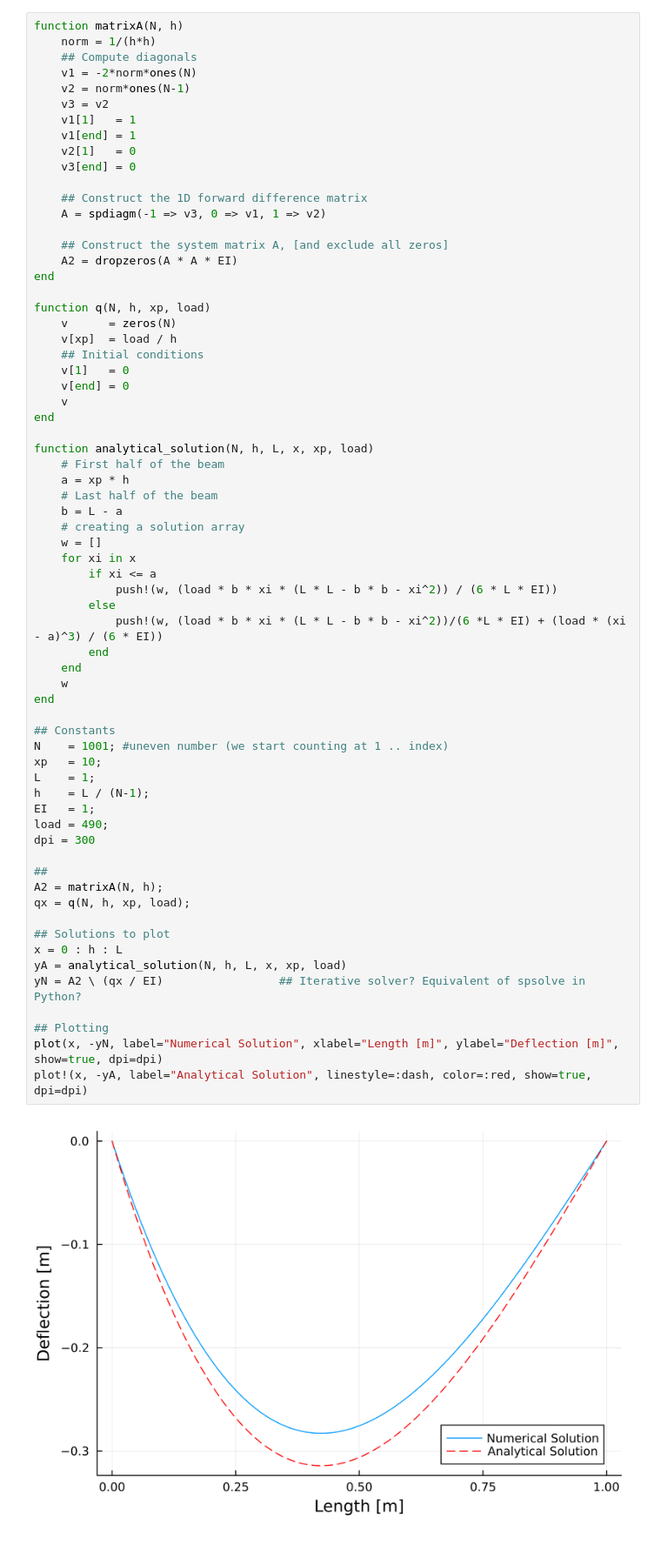
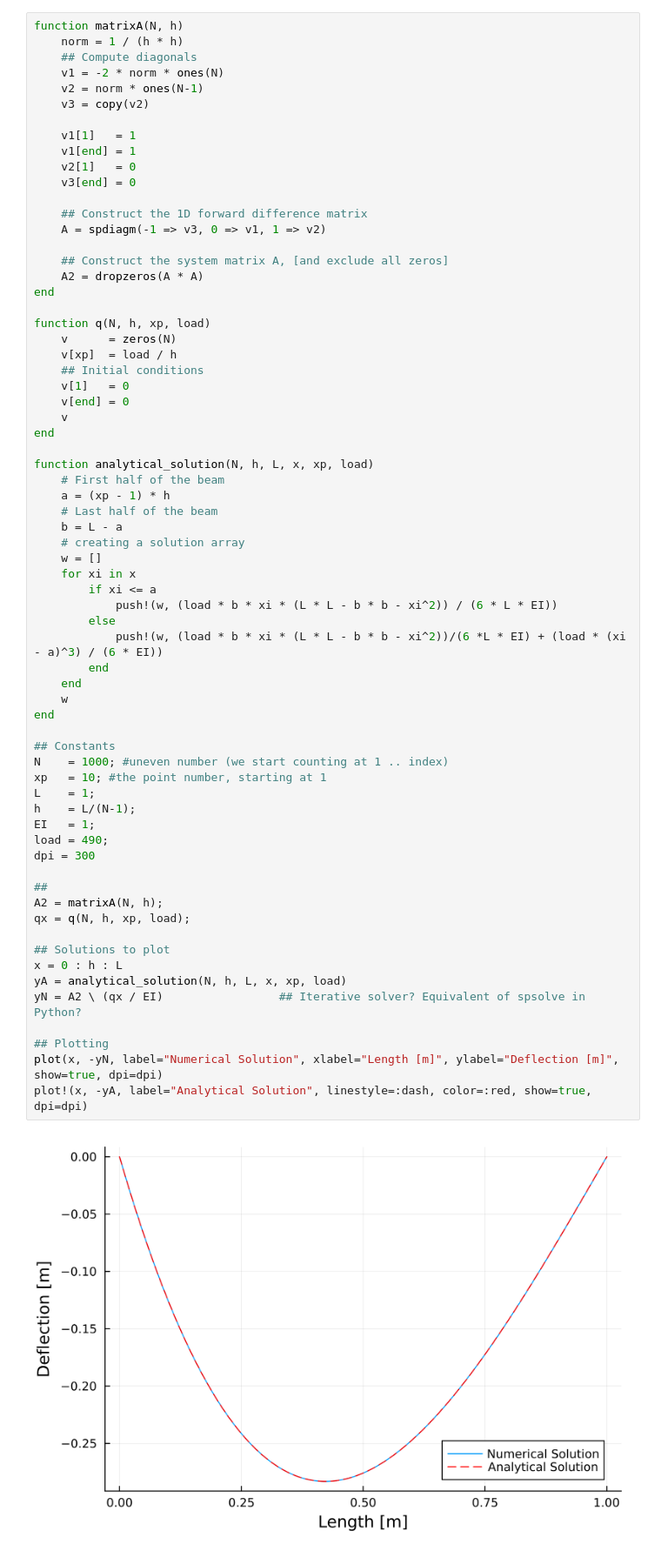
Before and after one commit to tdrAndrei/BusDoor_modeling2023, a Jupyter notebook: src/BEAM.ipynb, the cells around one changed output. Shown at 87% size. Drawn from its saved outputs; the diff is of its cells as text.

```diff
--- a/src/BEAM.ipynb
+++ b/src/BEAM.ipynb
@@ -11,10 +12,11 @@ using Plots
 # %%
 function matrixA(N, h)
-    norm = 1/(h*h)
+    norm = 1 / (h * h)
     ## Compute diagonals
-    v1 = -2*norm*ones(N)
-    v2 = norm*ones(N-1)
-    v3 = v2
+    v1 = -2 * norm * ones(N)
+    v2 = norm * ones(N-1)
+    v3 = copy(v2)
+
     v1[1]   = 1
     v1[end] = 1
     v2[1]   = 0
@@ -24,7 +26,7 @@ function matrixA(N, h)
     A = spdiagm(-1 => v3, 0 => v1, 1 => v2)
 
     ## Construct the system matrix A, [and exclude all zeros]
-    A2 = dropzeros(A * A * EI)
+    A2 = dropzeros(A * A)
 end
 
 function q(N, h, xp, load)
@@ -38,41 +40,41 @@ end
 
 function analytical_solution(N, h, L, x, xp, load)
     # First half of the beam
-    a = xp * h
+    a = (xp - 1) * h
     # Last half of the beam
     b = L - a
     # creating a solution array
     w = []
     for xi in x
         if xi <= a
             push!(w, (load * b * xi * (L * L - b * b - xi^2)) / (6 * L * EI))
         else
             push!(w, (load * b * xi * (L * L - b * b - xi^2))/(6 *L * EI) + (load * (xi - a)^3) / (6 * EI))
         end
     end
     w
 end
 
 ## Constants
-N    = 1001; #uneven number (we start counting at 1 .. index)
-xp   = 10;
+N    = 1000; #uneven number (we start counting at 1 .. index)
+xp   = 10; #the point number, starting at 1
 L    = 1;
-h    = L / (N-1);
+h    = L/(N-1);
 EI   = 1;
 load = 490;
 dpi = 300
 
 ##
 A2 = matrixA(N, h);
 qx = q(N, h, xp, load);
 
 ## Solutions to plot
 x = 0 : h : L
 yA = analytical_solution(N, h, L, x, xp, load)
 yN = A2 \ (qx / EI)                 ## Iterative solver? Equivalent of spsolve in Python?
 
 ## Plotting
 plot(x, -yN, label="Numerical Solution", xlabel="Length [m]", ylabel="Deflection [m]", show=true, dpi=dpi)
 plot!(x, -yA, label="Analytical Solution", linestyle=:dash, color=:red, show=true, dpi=dpi)
 # %% [output]
-[figure, old version]
+[figure, new version]
```
Also changed, not shown: parts of 1 cell of this notebook, 1 other file.
